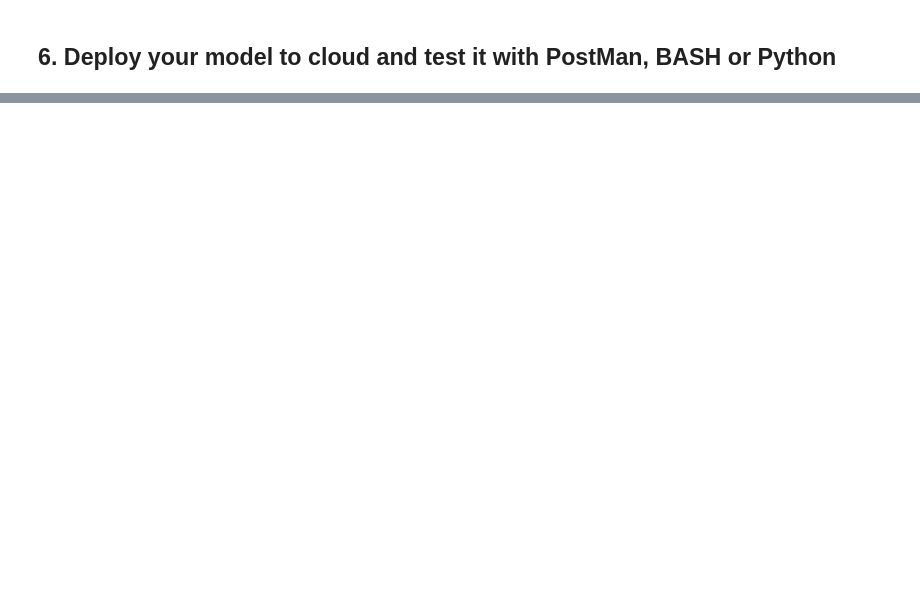
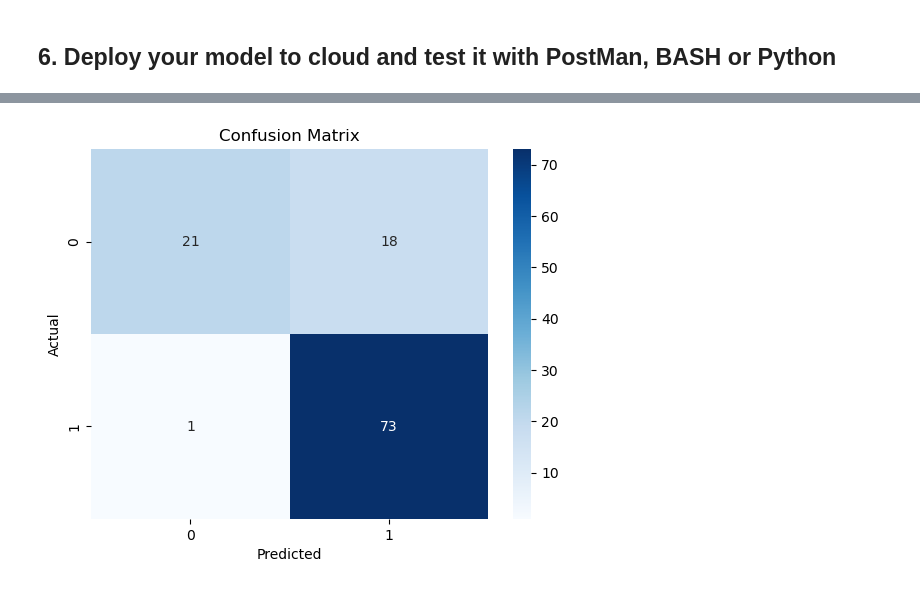
Before and after one commit to spencerdenton/deployment_project, a Jupyter notebook: notebooks/instructions.ipynb, the cells around one changed output, grey strips where cells are left out. Drawn from its saved outputs; the diff is of its cells as text; code cells hidden in the pictures; blank space fills up the shorter version.

```diff
--- a/notebooks/instructions.ipynb
+++ b/notebooks/instructions.ipynb
@@ -378,3 +388,7 @@ df_log_2["Education"] = df_log_2["Education"].map({"Not Graduate": 0, "Graduate"
 df_log_2["Self_Employed"] = df_log_2["Self_Employed"].map({"No": 0, "Yes": 1, "Unknown": 2})
 df_log_2["Property_Area"] = df_log_2["Property_Area"].map({"Rural": 0, "Semiurban": 1, "Urban": 2})
 df_log_2["Loan_Status"] = df_log_2["Loan_Status"].map({"N": 0, "Y": 1})
+# %%
+# check datatype and update to numeric for dependents
+print(df_log_2['Dependents'].dtype)
+df_log_2['Dependents'] = pd.to_numeric(df_log_2['Dependents'], errors='coerce')
@@ -550,0 +660,20 @@ Create pipeline to figure out best model to build prediction pipeline based on
+# %%
+#plot confusion matrix for presentation graphics
+import matplotlib.pyplot as plt
+import seaborn as sns
+
+# Create the confusion matrix
+cm = confusion_matrix(y_test, y_pred)
+
+# Create a heatmap visualization of the confusion matrix
+sns.heatmap(cm, annot=True, cmap='Blues', fmt='g')
+
+# Add labels and title
+plt.xlabel('Predicted')
+plt.ylabel('Actual')
+plt.title('Confusion Matrix')
+
+# Show the plot
+plt.show()
+# %% [output]
+[figure, added]
```
Also changed, not shown: parts of 10 cells of this notebook, 7 other files.
